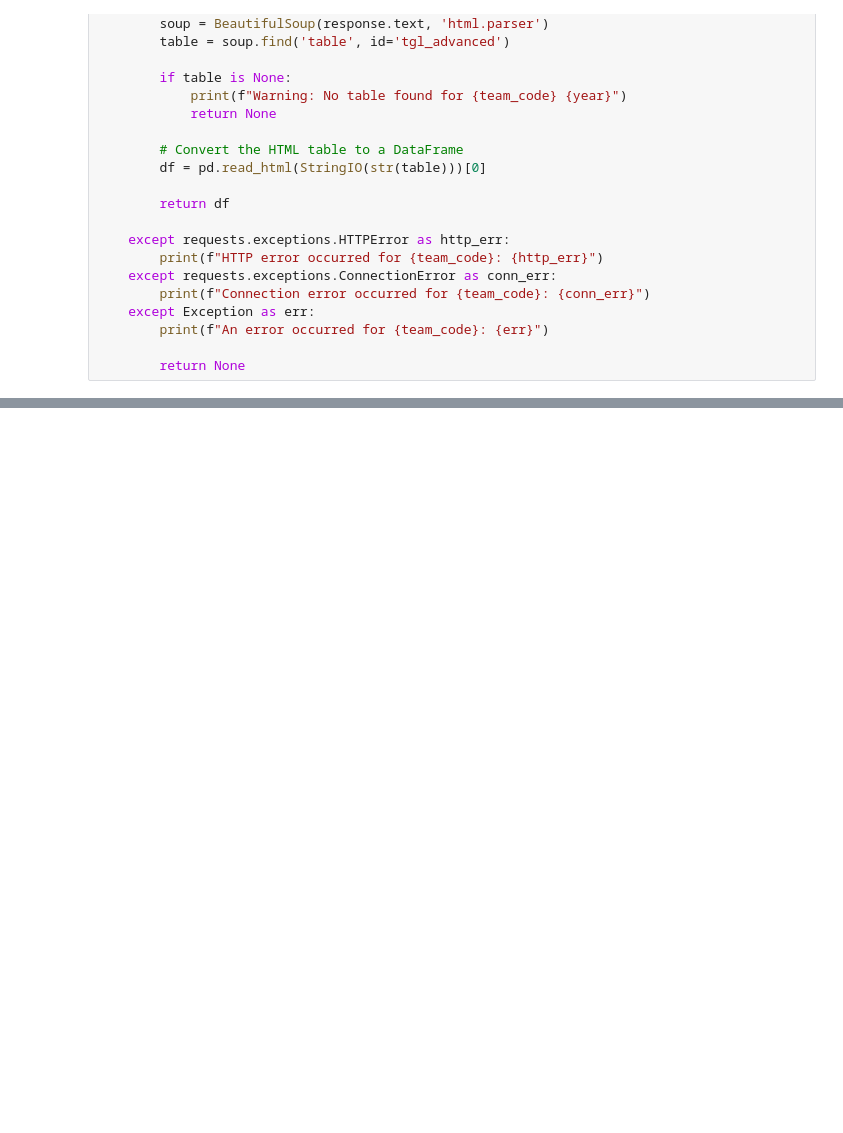
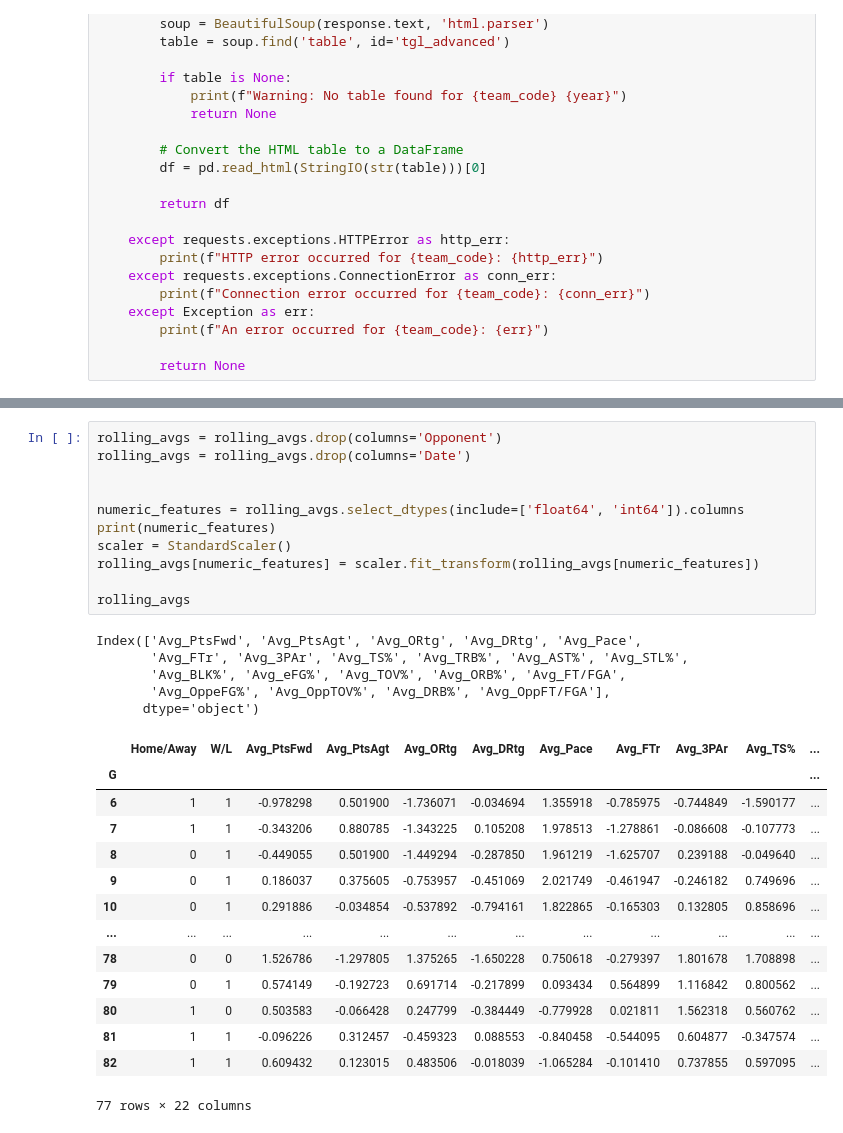
Before and after one commit to jacobdavis3/SportsModeling, a Jupyter notebook: nba/nba_scraper.ipynb, the cells around one changed output, grey strips where cells are left out. Cells and saved outputs as stored; diff of their text form; blank space fills up the shorter version.

```diff
--- a/nba/nba_scraper.ipynb
+++ b/nba/nba_scraper.ipynb
@@ -152 +157,32 @@ rolling_avgs
 77 rows × 24 columns
+# %%
+rolling_avgs = rolling_avgs.drop(columns='Opponent')
+rolling_avgs = rolling_avgs.drop(columns='Date')
+
+
+numeric_features = rolling_avgs.select_dtypes(include=['float64', 'int64']).columns
+print(numeric_features)
+scaler = StandardScaler()
+rolling_avgs[numeric_features] = scaler.fit_transform(rolling_avgs[numeric_features])
+
+rolling_avgs
+# %% [output]
+Index(['Avg_PtsFwd', 'Avg_PtsAgt', 'Avg_ORtg', 'Avg_DRtg', 'Avg_Pace',
+       'Avg_FTr', 'Avg_3PAr', 'Avg_TS%', 'Avg_TRB%', 'Avg_AST%', 'Avg_STL%',
+       'Avg_BLK%', 'Avg_eFG%', 'Avg_TOV%', 'Avg_ORB%', 'Avg_FT/FGA',
+       'Avg_OppeFG%', 'Avg_OppTOV%', 'Avg_DRB%', 'Avg_OppFT/FGA'],
+      dtype='object')
+|  | Home/Away | W/L | Avg_PtsFwd | Avg_PtsAgt | Avg_ORtg | Avg_DRtg | Avg_Pace | Avg_FTr | Avg_3PAr | Avg_TS% | ... |
+| G |  |  |  |  |  |  |  |  |  |  | ... |
+| 6 | 1 | 1 | -0.978298 | 0.501900 | -1.736071 | -0.034694 | 1.355918 | -0.785975 | -0.744849 | -1.590177 | ... |
+| 7 | 1 | 1 | -0.343206 | 0.880785 | -1.343225 | 0.105208 | 1.978513 | -1.278861 | -0.086608 | -0.107773 | ... |
+| 8 | 0 | 1 | -0.449055 | 0.501900 | -1.449294 | -0.287850 | 1.961219 | -1.625707 | 0.239188 | -0.049640 | ... |
+| 9 | 0 | 1 | 0.186037 | 0.375605 | -0.753957 | -0.451069 | 2.021749 | -0.461947 | -0.246182 | 0.749696 | ... |
+| 10 | 0 | 1 | 0.291886 | -0.034854 | -0.537892 | -0.794161 | 1.822865 | -0.165303 | 0.132805 | 0.858696 | ... |
+| ... | ... | ... | ... | ... | ... | ... | ... | ... | ... | ... | ... |
+| 78 | 0 | 0 | 1.526786 | -1.297805 | 1.375265 | -1.650228 | 0.750618 | -0.279397 | 1.801678 | 1.708898 | ... |
+| 79 | 0 | 1 | 0.574149 | -0.192723 | 0.691714 | -0.217899 | 0.093434 | 0.564899 | 1.116842 | 0.800562 | ... |
+| 80 | 1 | 0 | 0.503583 | -0.066428 | 0.247799 | -0.384449 | -0.779928 | 0.021811 | 1.562318 | 0.560762 | ... |
+| 81 | 1 | 1 | -0.096226 | 0.312457 | -0.459323 | 0.088553 | -0.840458 | -0.544095 | 0.604877 | -0.347574 | ... |
+| 82 | 1 | 1 | 0.609432 | 0.123015 | 0.483506 | -0.018039 | -1.065284 | -0.101410 | 0.737855 | 0.597095 | ... |
+77 rows × 22 columns
```
Also changed, not shown: parts of 7 cells of this notebook.
